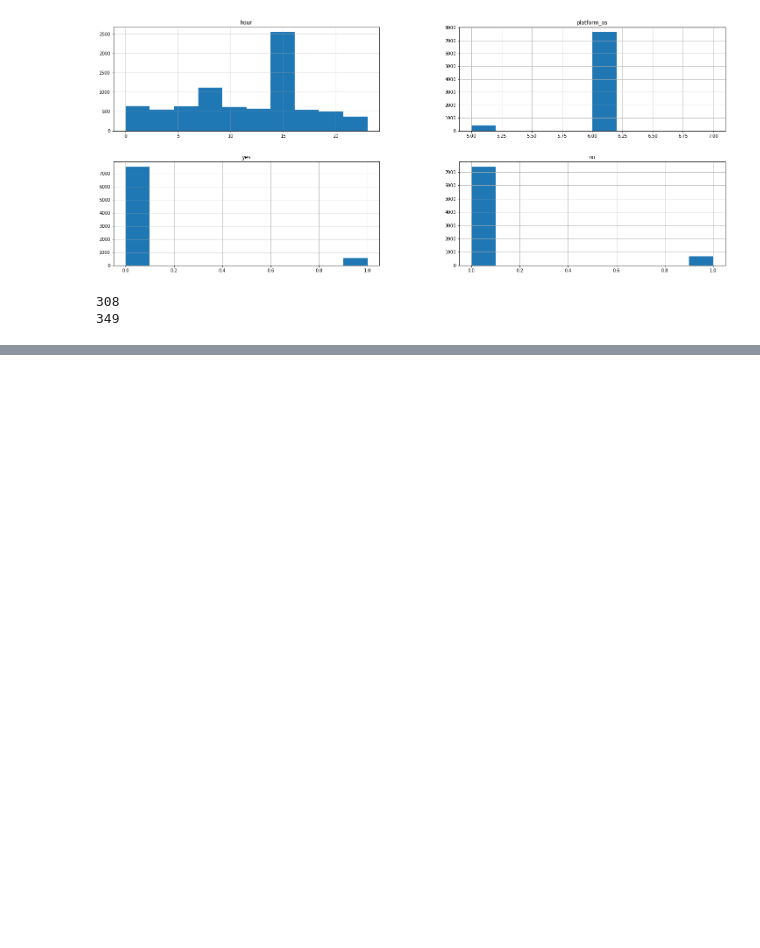
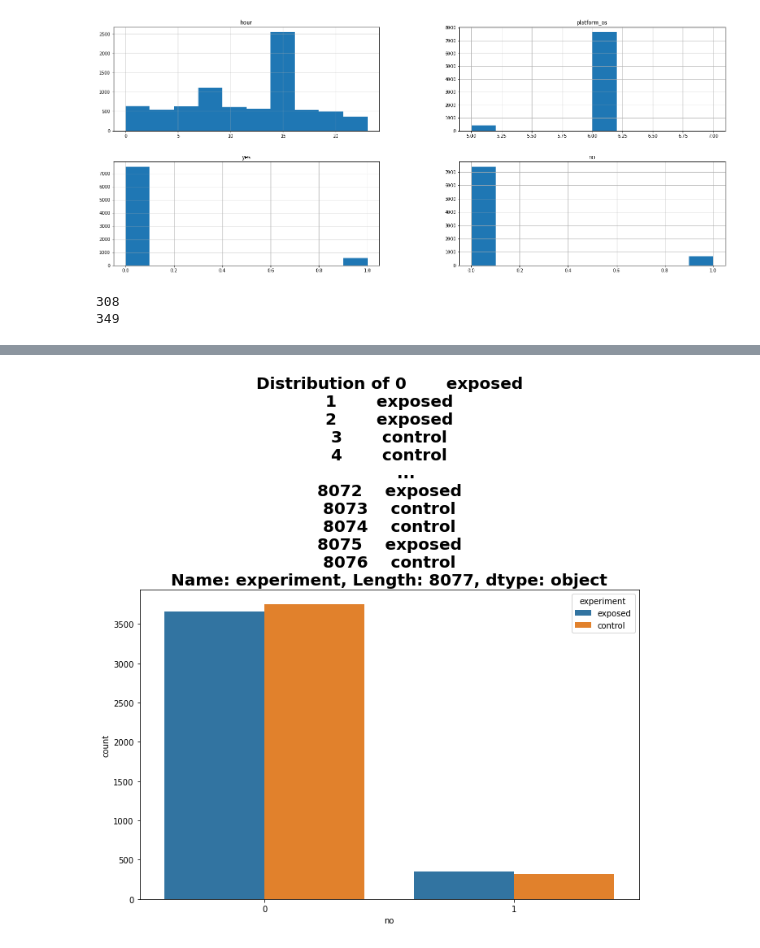
Before and after one commit to yonamg/Ad-campaign-performance, a Jupyter notebook: notebooks/ABtest_Overviews.ipynb, the cells around one changed output, grey strips where cells are left out. Saved outputs shown, nothing was run; the diff lists cells and outputs as text; code cells hidden in the pictures; blank space fills up the shorter version.

Commit message:
count column with yes and no answer

```diff
--- a/notebooks/ABtest_Overviews.ipynb
+++ b/notebooks/ABtest_Overviews.ipynb
@@ -93,0 +94,5 @@ NameError: name 'plot_count' is not defined
+# %%
+#plot the count of column with no
+plot_count(df.no, df.experiment)
+# %% [output]
+[figure, added]
```
Also changed, not shown: parts of 3 cells of this notebook, 2 other files.
